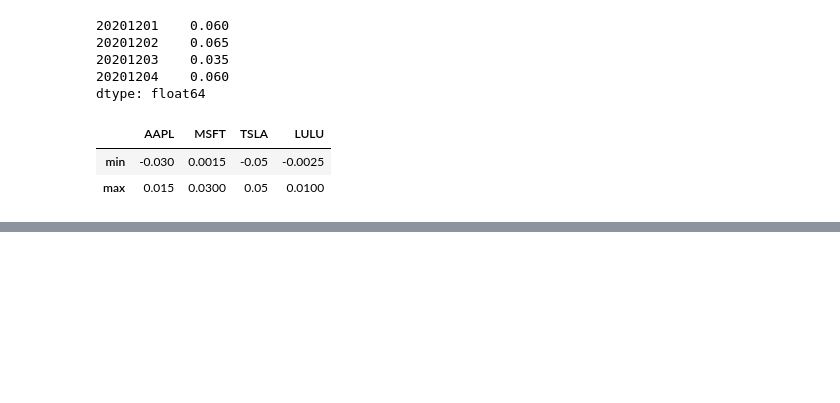
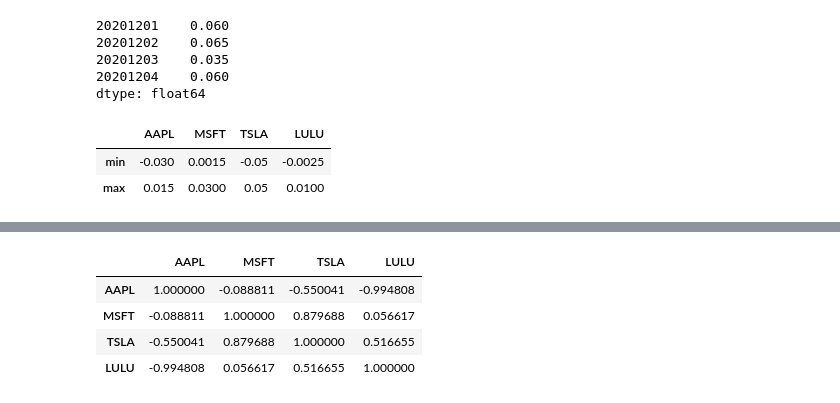
Before and after one commit to neogeoss/WallStreetQuant_Coding, a Jupyter notebook: dataframe_data_analysis.ipynb, the cells around one changed output, grey strips where cells are left out. Saved outputs shown, nothing was run; the diff lists cells and outputs as text; code cells hidden in the pictures; blank space fills up the shorter version.

```diff
--- a/dataframe_data_analysis.ipynb
+++ b/dataframe_data_analysis.ipynb
@@ -100,0 +169,8 @@ df.apply(min_and_max)
+# %%
+df.corr()
+# %% [output]
+|  | AAPL | MSFT | TSLA | LULU |
+| AAPL | 1.000000 | -0.088811 | -0.550041 | -0.994808 |
+| MSFT | -0.088811 | 1.000000 | 0.879688 | 0.056617 |
+| TSLA | -0.550041 | 0.879688 | 1.000000 | 0.516655 |
+| LULU | -0.994808 | 0.056617 | 0.516655 | 1.000000 |
```
Also changed, not shown: parts of 23 cells of this notebook.
